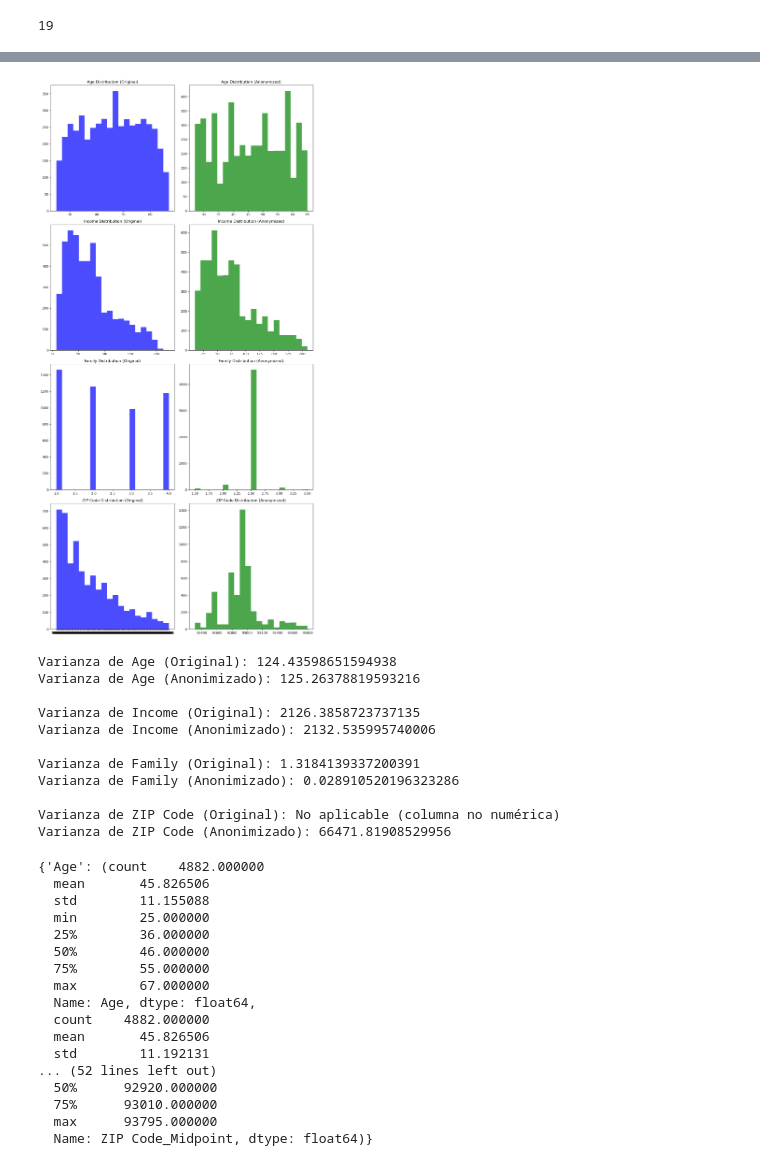
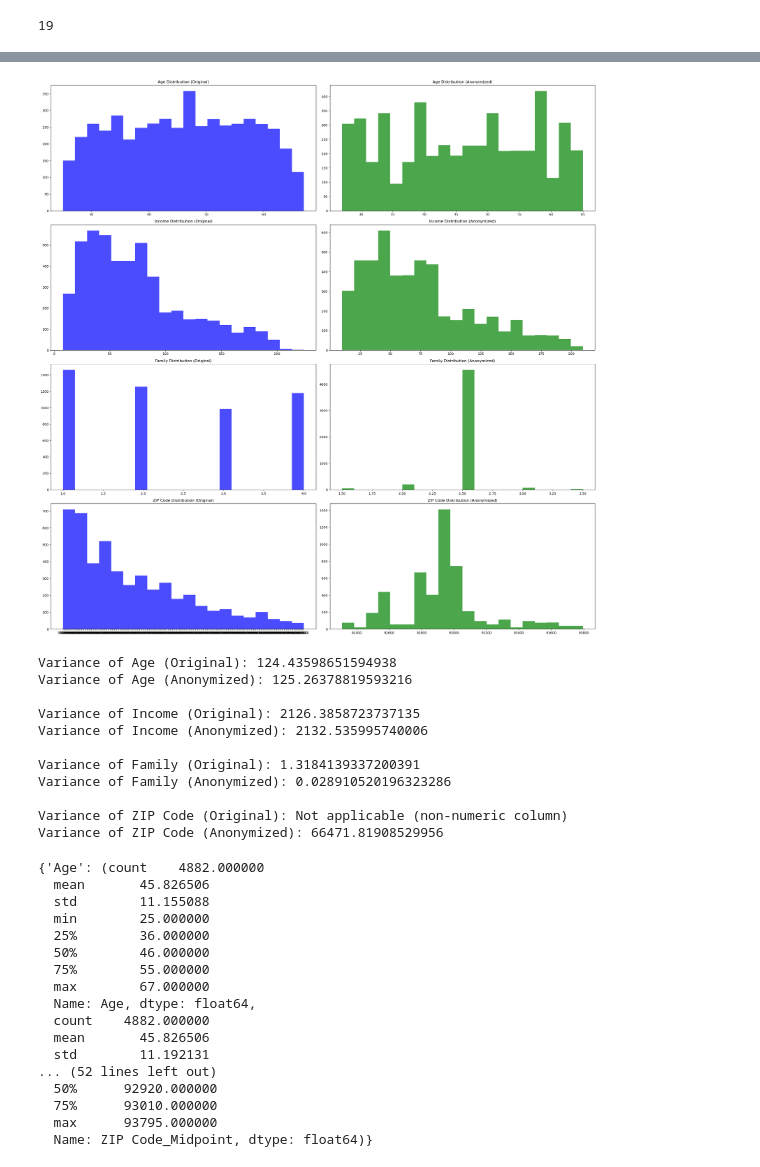
Before and after one commit to FranciscoGarcB/Mondrian-Algorithm, a Jupyter notebook: AnonymizeDataset.ipynb, the cells around one changed output, grey strips where cells are left out. Drawn from its saved outputs; the diff is of its cells as text; code cells hidden in the pictures.

```diff
--- a/AnonymizeDataset.ipynb
+++ b/AnonymizeDataset.ipynb
@@ -113,66 +118,66 @@ import numpy as np
 import matplotlib.pyplot as plt
 
 def extract_midpoint(range_str):
-    # Calcular la media del rango en formato de cadena
+    # Calculate the mean of the range in string format
     parts = range_str.strip('[]').split(' - ')
     if len(parts) == 2:
         return np.mean(list(map(int, parts)))
-    return int(parts[0])  # Manejar valores no rangos
+    return int(parts[0])  # Handle non-range values
 
 QIs = ["Age", "Income", "Family", "ZIP Code"]
 
-# Crear figuras para comparar distribuciones
+# Create figures to compare distributions
 num_columns = len(QIs)
-fig, axes = plt.subplots(num_columns, 2, figsize=(12, 6 * num_columns))
+fig, axes = plt.subplots(num_columns, 2, figsize=(24, 6 * num_columns))
 
 for i, column in enumerate(QIs):
-    # Extraer el punto medio para cada columna anonimizada
+    # Extract the midpoint for each anonymized column
     if column in df_anonymized.columns:
         df_anonymized[f'{column}_Midpoint'] = df_anonymized[column].apply(extract_midpoint)
 
-        # Distribución en los datos originales
+        # Distribution in the original data
         axes[i, 0].hist(df[column], bins=20, alpha=0.7, color='blue')
         axes[i, 0].set_title(f'{column} Distribution (Original)')
 
-        # Distribución en los datos anonimizados
+        # Distribution in the anonymized data
         axes[i, 1].hist(df_anonymized[f'{column}_Midpoint'], bins=20, alpha=0.7, color='green')
         axes[i, 1].set_title(f'{column} Distribution (Anonymized)')
 
 plt.tight_layout()
 plt.show()
 
 summary_metrics = {}
 for column in QIs:
     if column in df.columns and f'{column}_Midpoint' in df_anonymized.columns:
-        # Asegurarse de que la columna original sea numérica antes de calcular la varianza
+        # Ensure the original column is numeric before calculating variance
         if pd.api.types.is_numeric_dtype(df[column]):
             variance_original = df[column].var()
-            print(f"Varianza de {column} (Original): {variance_original}")
+            print(f"Variance of {column} (Original): {variance_original}")
         else:
-            print(f"Varianza de {column} (Original): No aplicable (columna no numérica)")
+            print(f"Variance of {column} (Original): Not applicable (non-numeric column)")
 
-        # Calcular la varianza en los datos anonimizados
+        # Calculate variance in the anonymized data
         variance_anonymized = df_anonymized[f'{column}_Midpoint'].var()
-        print(f"Varianza de {column} (Anonimizado): {variance_anonymized}\n")
+        print(f"Variance of {column} (Anonymized): {variance_anonymized}\n")
 
         summary_original = df[column].describe()
         summary_anonymized = df_anonymized[f'{column}_Midpoint'].describe()
         summary_metrics[column] = (summary_original, summary_anonymized)
 
 summary_metrics
 # %% [output]
-[figure, old version]
+[figure, new version]
-Varianza de Age (Original): 124.43598651594938
-Varianza de Age (Anonimizado): 125.26378819593216
+Variance of Age (Original): 124.43598651594938
+Variance of Age (Anonymized): 125.26378819593216
 
-Varianza de Income (Original): 2126.3858723737135
-Varianza de Income (Anonimizado): 2132.535995740006
+Variance of Income (Original): 2126.3858723737135
+Variance of Income (Anonymized): 2132.535995740006
 
-Varianza de Family (Original): 1.3184139337200391
-Varianza de Family (Anonimizado): 0.028910520196323286
+Variance of Family (Original): 1.3184139337200391
+Variance of Family (Anonymized): 0.028910520196323286
 
-Varianza de ZIP Code (Original): No aplicable (columna no numérica)
-Varianza de ZIP Code (Anonimizado): 66471.81908529956
+Variance of ZIP Code (Original): Not applicable (non-numeric column)
+Variance of ZIP Code (Anonymized): 66471.81908529956
 {'Age': (count    4882.000000
   mean       45.826506
   std        11.155088
```
Also changed, not shown: parts of 5 cells of this notebook, 2 other files.
